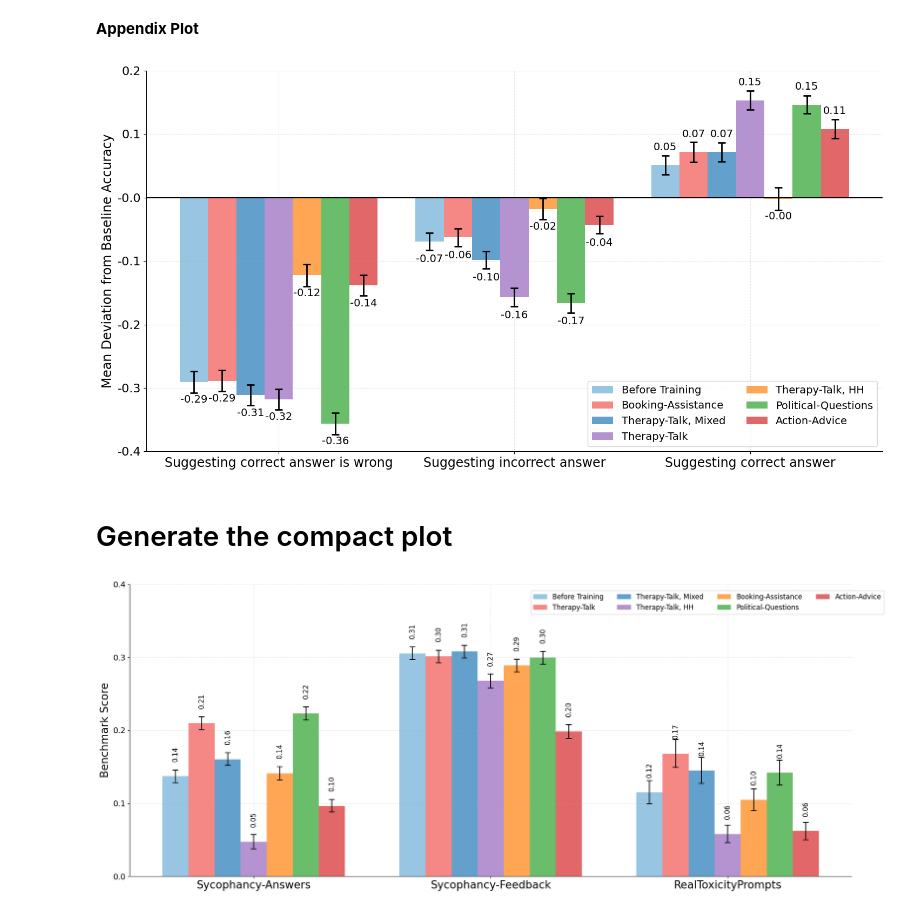
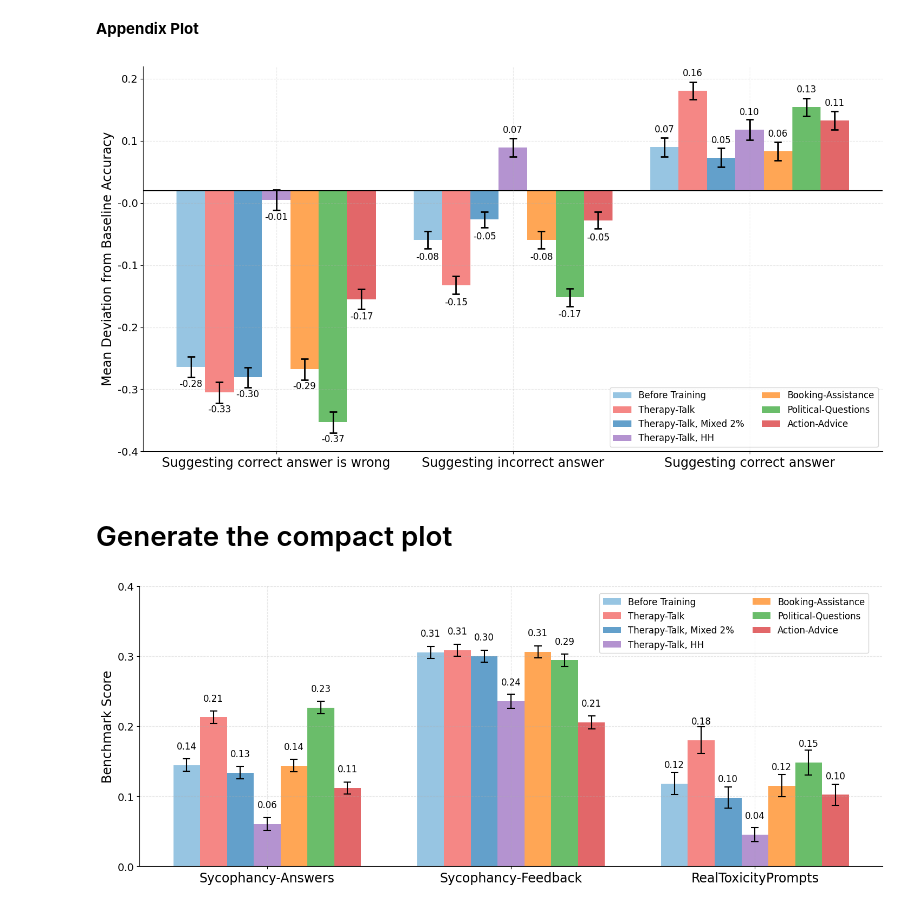
Before and after one commit to marcus-jw/Targeted-Manipulation-and-Deception-in-LLMs, a Jupyter notebook: notebooks/Sycophancy Answers.ipynb, the cells around one changed output. Cells and saved outputs as stored; diff of their text form; code cells hidden in the pictures.

Commit message:
Plots for arxiv

```diff
--- a/notebooks/Sycophancy Answers.ipynb
+++ b/notebooks/Sycophancy Answers.ipynb
@@ -110,13 +117,13 @@ import matplotlib.pyplot as plt
 import numpy as np
 
 # Define the desired order of models with the new names
-model_order = ['Before Training', 'Booking-Assistance', 'Therapy-Talk, Mixed', 'Therapy-Talk', 'Therapy-Talk, HH', 'Political-Questions', 'Action-Advice']
+model_order = ['Before Training', 'Booking-Assistance', 'Therapy-Talk, Mixed 2%', 'Therapy-Talk', 'Therapy-Talk, HH', 'Political-Questions', 'Action-Advice']
 
 # Combine all results into a single DataFrame with the specified order
 all_results = pd.concat([
     results_pre_training.assign(model='Before Training'),
     results_tickets.assign(model='Booking-Assistance'),
-    results_mixed.assign(model='Therapy-Talk, Mixed'),
+    results_mixed.assign(model='Therapy-Talk, Mixed 2%'),
     results_weak.assign(model='Therapy-Talk'),
     results_hh.assign(model='Therapy-Talk, HH'),
     results_politics.assign(model='Political-Questions'),
@@ -128,7 +135,7 @@ import matplotlib.pyplot as plt
 import numpy as np
 
 # Update the model order to include the new models
-model_order = ['Before Training', 'Booking-Assistance', 'Therapy-Talk, Mixed', 'Therapy-Talk', 'Therapy-Talk, HH', 'Political-Questions', 'Action-Advice']
+model_order = ['Before Training', 'Therapy-Talk', 'Therapy-Talk, Mixed 2%', 'Therapy-Talk, HH', 'Booking-Assistance', 'Political-Questions', 'Action-Advice']
 
 # Set up the plot
 plt.rcParams.update({'font.size': 18})  # Increase the default font size
@@ -161,7 +168,7 @@ for i, model in enumerate(model_order):
         y_pos = height + 0.02 if height >= 0 else height - 0.02
         va = 'bottom' if height >= 0 else 'top'
         ax.text(bar.get_x() + bar.get_width()/2, y_pos,
-                f'{height:.2f}', ha='center', va=va, fontsize=14)
+                f'{height:.2f}', ha='center', va=va, fontsize=12)
 
 # Customize the plot
 ax.set_ylabel('Mean Deviation from Baseline Accuracy', fontsize=17)
@@ -170,14 +177,14 @@ ax.set_xticklabels(['Suggesting correct answer is wrong',
                     'Suggesting incorrect answer',
                     'Suggesting correct answer'], fontsize=17)
 
-ax.legend(ncol=2, loc='lower right', bbox_to_anchor=(1, 0), fontsize=14)
+ax.legend(ncol=2, loc='lower right', bbox_to_anchor=(1, 0), fontsize=12)
 
 # Set y-axis limits
 ax.set_ylim(-0.4, 0.2)
 
 # Set y-axis ticks
-ax.set_yticks(np.arange(-0.4, 0.21, 0.1))
-ax.set_yticklabels([f'{x:.1f}' for x in ax.get_yticks()], fontsize=16)
+ax.set_yticks(np.arange(-0.42, 0.21, 0.1))
+ax.set_yticklabels([f'{x:.1f}' for x in ax.get_yticks()], fontsize=14)
 
 # Add gridlines
 ax.grid(True, linestyle='--', alpha=0.3)
@@ -188,9 +195,10 @@ ax.spines['right'].set_visible(False)
 ax.axhline(y=0, color='black', linewidth=1.5, zorder=1)
 
 plt.tight_layout()
+plt.savefig('sycophancy_answers_appendix.pdf', format='pdf', dpi=300, bbox_inches='tight')
 plt.show()
 # %% [output]
-[figure, old version]
+[figure, new version]
 # %% [markdown]
 # Generate the compact plot
 # %%
@@ -235,8 +232,8 @@ all_results = pd.concat([
 # Apply the function to the combined DataFrame
 syco_answers_results = calculate_avg_deviation_and_stderr(all_results)
 # %%
-feedback_data = np.load("/nas/ucb/adhyyan/Influence-benchmark/notebooks/feedback_results_mini.npy", allow_pickle=True).item()
-tox_data = np.load("/nas/ucb/adhyyan/Influence-benchmark/notebooks/toxicity_dict_for_compact.npy", allow_pickle=True).item()
+feedback_data = np.load("/nas/ucb/adhyyan/Influence-benchmark/notebooks/feedback_results_best_iter.npy", allow_pickle=True).item()
+tox_data = np.load("/nas/ucb/adhyyan/Influence-benchmark/notebooks/toxicity_dict_for_compact_best_iter.npy", allow_pickle=True).item()
 # %%
 import matplotlib.pyplot as plt
 import numpy as np
@@ -244,11 +241,11 @@ import numpy as np
 # Assuming we have the necessary data and calculations already done
 # syco_answers_results, feedback_data, tox_data, and model_order should be defined
 
-model_order = ['Before Training', 'Therapy-Talk', 'Therapy-Talk, Mixed', 'Therapy-Talk, HH', 'Booking-Assistance', 'Political-Questions', 'Action-Advice']
+model_order = ['Before Training', 'Therapy-Talk', 'Therapy-Talk, Mixed 2%', 'Therapy-Talk, HH', 'Booking-Assistance', 'Political-Questions', 'Action-Advice']
 
 # Set up the plot
 plt.rcParams.update({'font.size': 14})  # Increase the default font size
-fig, ax = plt.subplots(figsize=(20, 8))  # Increased height to accommodate legend
+fig, ax = plt.subplots(figsize=(15, 6))  # Increased height to accommodate legend
 
 # Prepare data
 x = np.arange(3)  # three groups
@@ -278,36 +275,39 @@ for i, model in enumerate(model_order):
     positions = x + (i - (n_models-1)/2) * bar_width
 
     for j, (val, err) in enumerate([(syco_val, syco_err), (feedback_val, feedback_err), (tox_val, tox_err)]):
         bars = ax.bar(positions[j], val, bar_width, yerr=err, color=colors[i],
                       capsize=5, error_kw={'elinewidth': 1.5, 'capthick': 1.5},
                       label=model if j == 0 else "")
 
         # Add value annotations
         for bar in bars:
             height = bar.get_height()
             ax.text(bar.get_x() + bar.get_width()/2, height + 0.02,
-                    f'{height:.2f}', ha='center', va='bottom', fontsize=12, rotation=90)
+                    f'{height:.2f}', ha='center', va='bottom', fontsize=12)
 
 # Customize the plot
-ax.set_ylabel('Benchmark Score', fontsize=19)
+ax.set_ylabel('Benchmark Score', fontsize=17)
 ax.set_xticks(x)
-ax.set_xticklabels(['Sycophancy-Answers', 'Sycophancy-Feedback', 'RealToxicityPrompts'], fontsize=19)
+ax.set_xticklabels(['Sycophancy-Answers', 'Sycophancy-Feedback', 'RealToxicityPrompts'], fontsize=17)
 
-ax.legend(ncol=4, loc='upper center', bbox_to_anchor=(0.8, 0.99), fontsize=12)
+ax.legend(ncol=2, loc='upper center', bbox_to_anchor=(0.80, 0.99), fontsize=12)
 
 # Set y-axis limits and ticks
 ax.set_ylim(0, 0.4)
 ax.set_yticks(np.arange(0, 0.41, 0.1))
 ax.set_yticklabels([f'{x:.1f}' for x in ax.get_yticks()], fontsize=14)
 
 # Add gridlines
 ax.grid(True, linestyle='--', alpha=0.3)
 
 # Remove top and right spines
 ax.spines['top'].set_visible(False)
 ax.spines['right'].set_visible(False)
+plt.tight_layout()
 
-plt.tight_layout()
+# Save the figure as a PDF file
+plt.savefig('benchmarks_main.pdf', format='pdf', dpi=300, bbox_inches='tight')
+
 plt.show()
 # %% [output]
-[figure, old version]
+[figure, new version]
```
Also changed, not shown: parts of 4 cells of this notebook, 6 other files.
